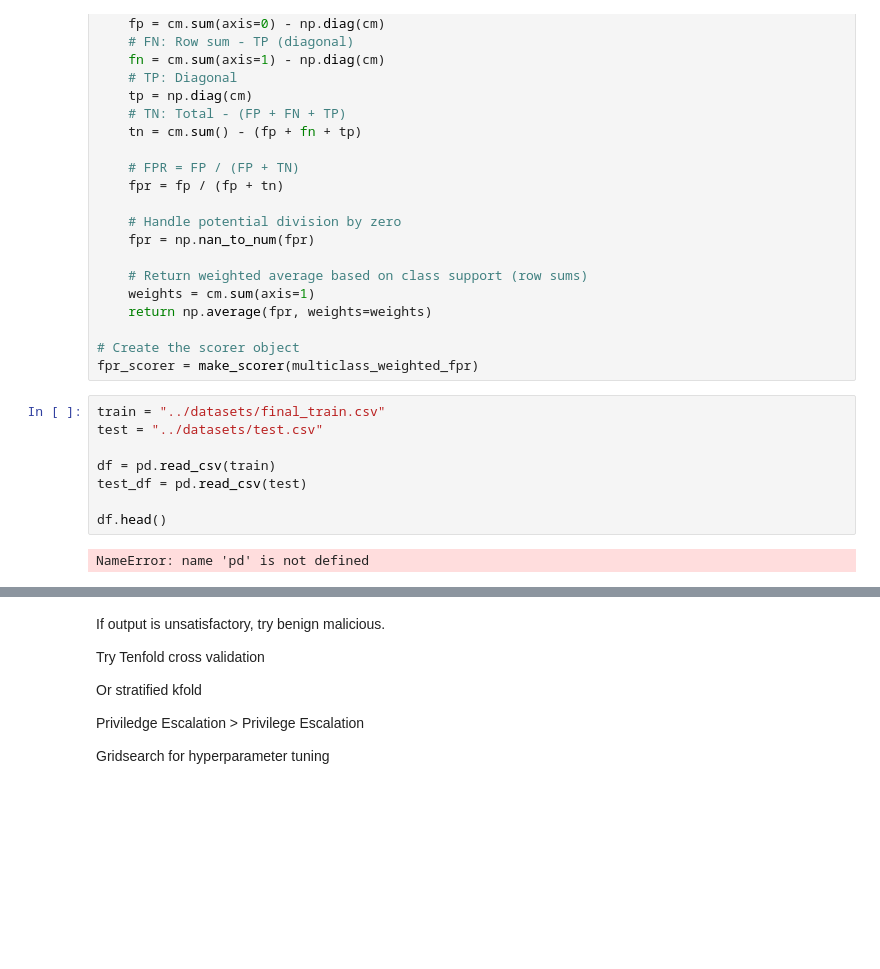
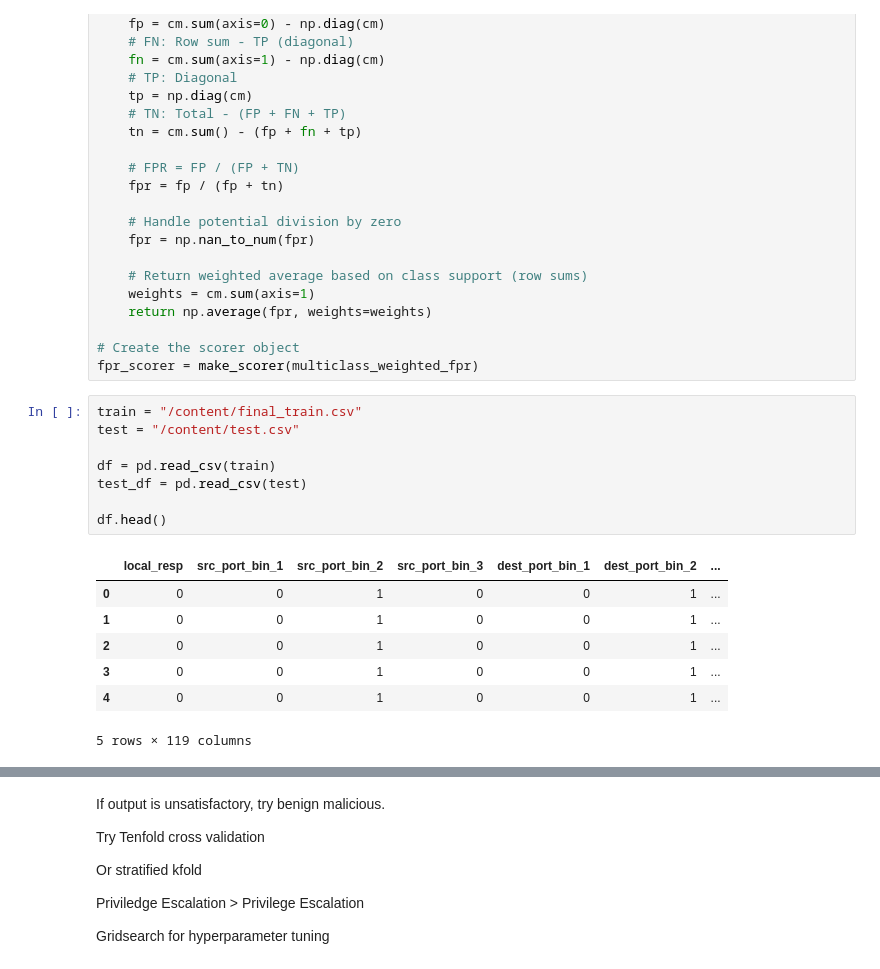
Before and after one commit to aabaniel/ZeekData24-AI-Training, a Jupyter notebook: CTTHES3_Models/ML_SVM.ipynb, the cells around one changed output, grey strips where cells are left out. Drawn from its saved outputs; the diff is of its cells as text; blank space fills up the shorter version.

```diff
--- a/CTTHES3_Models/ML_SVM.ipynb
+++ b/CTTHES3_Models/ML_SVM.ipynb
@@ -84,15 +114,21 @@ def multiclass_weighted_fpr(y_true, y_pred):
 # Create the scorer object
 fpr_scorer = make_scorer(multiclass_weighted_fpr)
 # %%
-train = "../datasets/final_train.csv"
-test = "../datasets/test.csv"
+train = "/content/final_train.csv"
+test = "/content/test.csv"
 
 df = pd.read_csv(train)
 test_df = pd.read_csv(test)
 
 df.head()
 # %% [output]
+|  | local_resp | src_port_bin_1 | src_port_bin_2 | src_port_bin_3 | dest_port_bin_1 | dest_port_bin_2 | ... |
+| 0 | 0 | 0 | 1 | 0 | 0 | 1 | ... |
+| 1 | 0 | 0 | 1 | 0 | 0 | 1 | ... |
+| 2 | 0 | 0 | 1 | 0 | 0 | 1 | ... |
+| 3 | 0 | 0 | 1 | 0 | 0 | 1 | ... |
+| 4 | 0 | 0 | 1 | 0 | 0 | 1 | ... |
-NameError: name 'pd' is not defined
+5 rows × 119 columns
 # %%
 '''
 X_train, X_test, y_train, y_test = train_test_split(
```
Also changed, not shown: parts of 22 cells of this notebook.
